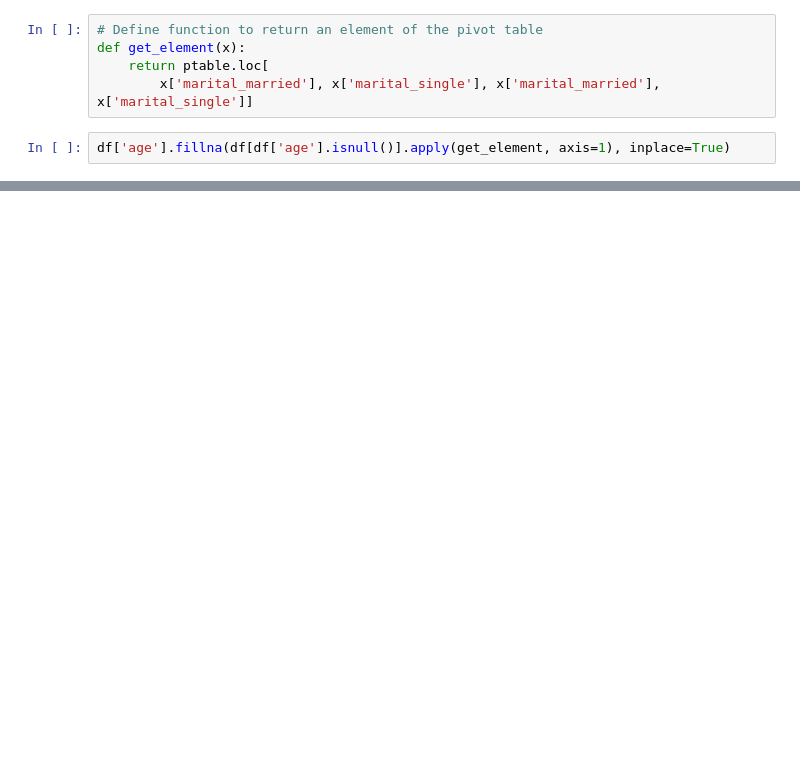
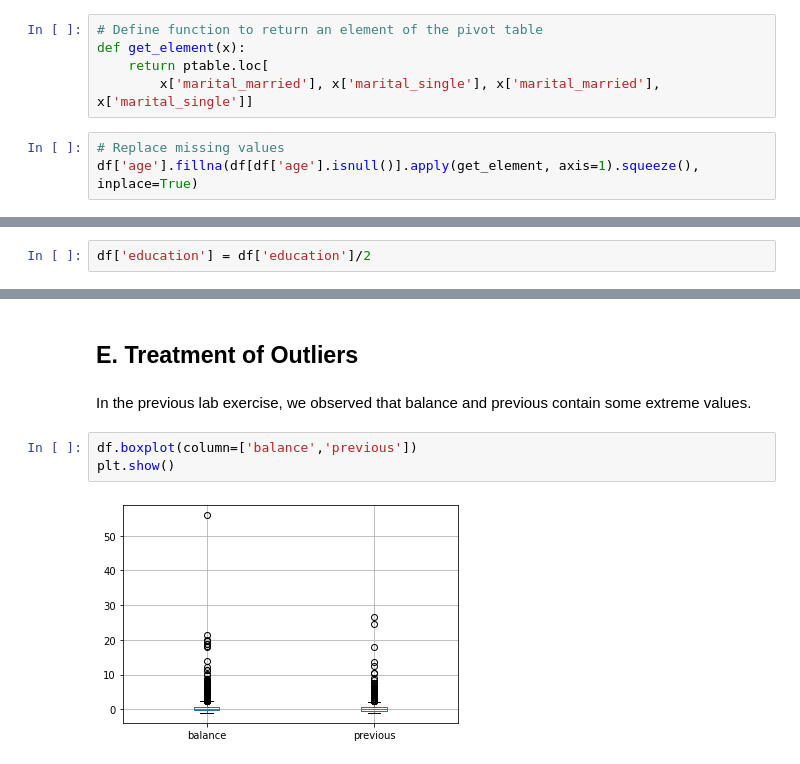
Before and after one commit to barrykidney/CS5062_e-tivity2, a Jupyter notebook: e-tivity2.ipynb, the cells around one changed output, grey strips where cells are left out. Cells and saved outputs as stored; diff of their text form; blank space fills up the shorter version.

```diff
--- a/e-tivity2.ipynb
+++ b/e-tivity2.ipynb
@@ -244,4 +285,5 @@ def get_element(x):
     return ptable.loc[
         x['marital_married'], x['marital_single'], x['marital_married'], x['marital_single']]
 # %%
-df['age'].fillna(df[df['age'].isnull()].apply(get_element, axis=1), inplace=True)
+# Replace missing values
+df['age'].fillna(df[df['age'].isnull()].apply(get_element, axis=1).squeeze(), inplace=True)
@@ -249,0 +337,2 @@ TypeError: "value" parameter must be a scalar, dict or Series, but you passed a
+# %%
+df['education'] = df['education']/2
@@ -249,0 +349,9 @@ TypeError: "value" parameter must be a scalar, dict or Series, but you passed a
+# %% [markdown]
+## E. Treatment of Outliers
+# %% [markdown]
+In the previous lab exercise, we observed that balance and previous contain some extreme values.
+# %%
+df.boxplot(column=['balance','previous'])
+plt.show()
+# %% [output]
+[figure, added]
```
Also changed, not shown: parts of 53 cells of this notebook, 1 other file.
